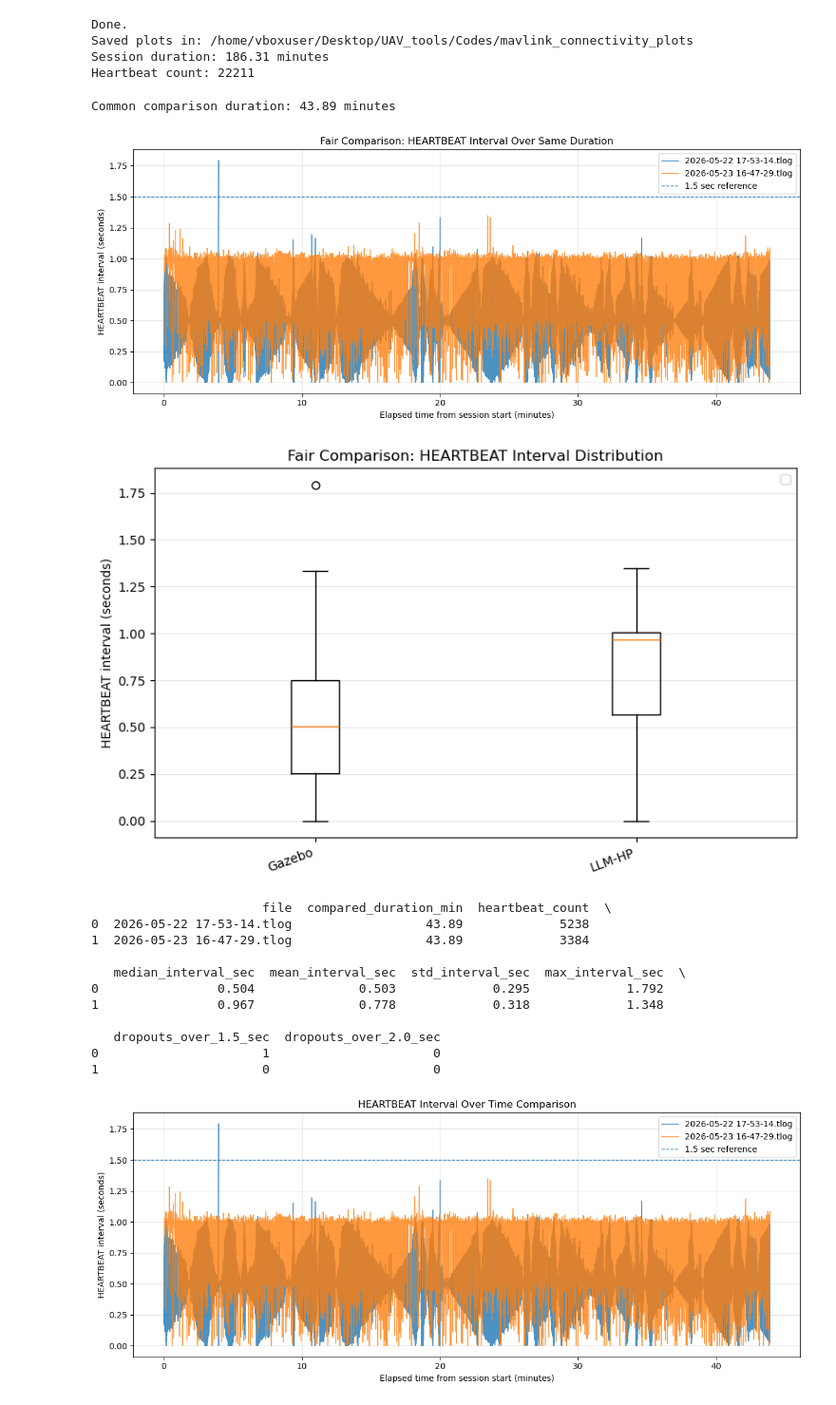
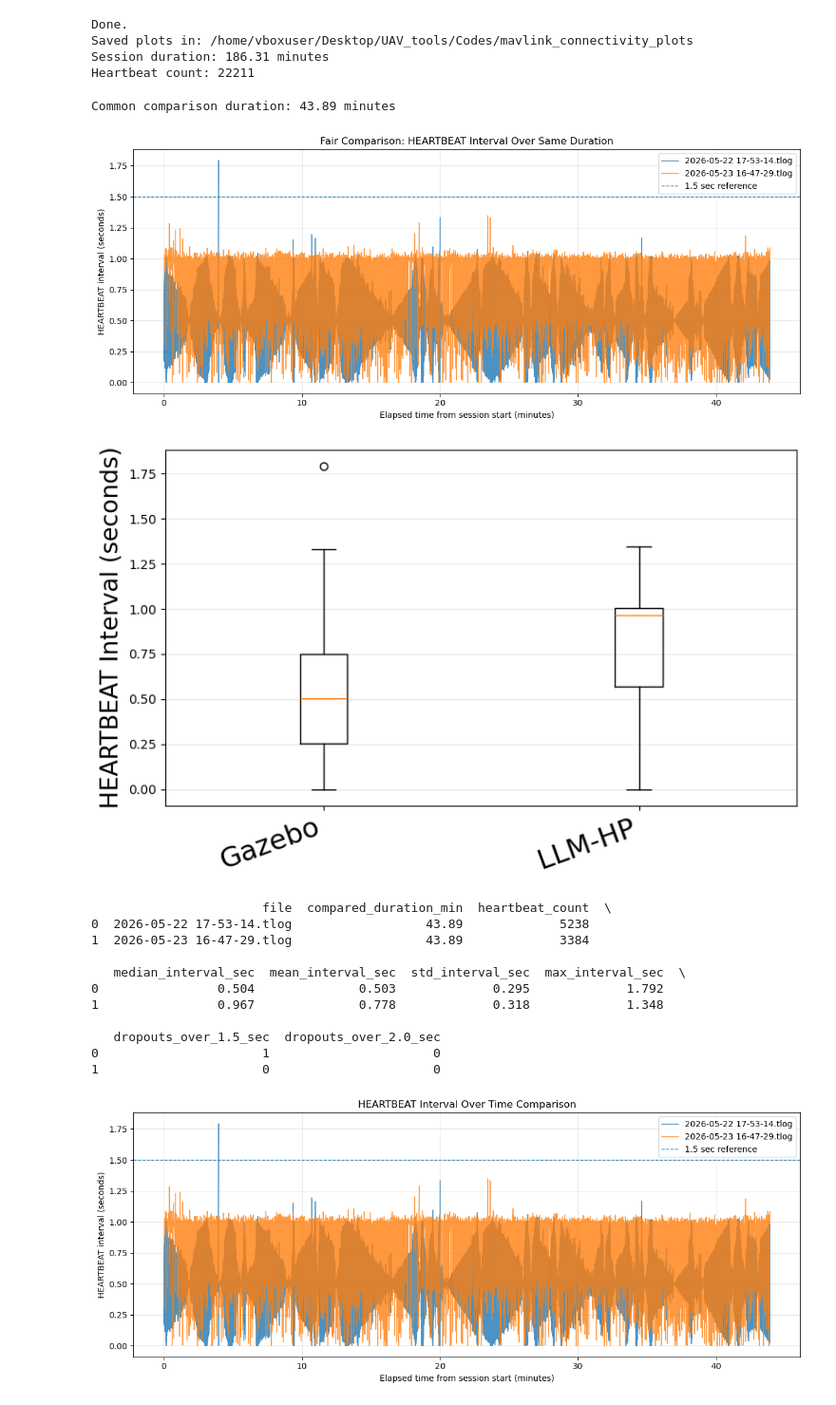
Before and after one commit to dipansadekeen/UAV_HP, a Jupyter notebook: evaluation/evaluation1.ipynb, the cells around one changed output. Shown at 95% size. Drawn from its saved outputs; the diff is of its cells as text; code cells hidden in the pictures.

```diff
--- a/evaluation/evaluation1.ipynb
+++ b/evaluation/evaluation1.ipynb
@@ -3719,6 +3719,10 @@ import matplotlib.pyplot as plt
 # ==============================
 # Change only these two filenames
 # ==============================
+
+save_dir = Path("mavlink_connectivity_plots")
+save_dir.mkdir(parents=True, exist_ok=True)
+
 base_dir = Path("/home/vboxuser/Documents/QGroundControl/Telemetry")
 
 file1 = "2026-05-22 17-53-14.tlog"
@@ -3844,40 +3848,41 @@ plt.boxplot(
 # )
 
 
-plt.title("Fair Comparison: HEARTBEAT Interval Distribution")
-plt.ylabel("HEARTBEAT Interval (seconds)")
-plt.xticks(rotation=20, ha="right")
-plt.legend()
+# plt.title("Fair Comparison: HEARTBEAT Interval Distribution")
+plt.ylabel("HEARTBEAT Interval (seconds)", fontsize=19)
+plt.xticks(rotation=20, ha="right" , fontsize=22)
+# plt.legend(fontsize=18)
+plt.savefig(save_dir / "heartbeat_interval_boxplot.png", dpi=300, bbox_inches="tight")
 plt.grid(True, axis="y", alpha=0.3)
 plt.tight_layout()
 plt.show()
 
 # ==============================
 # Summary metrics
 # ==============================
 def summarize(df, name):
     return {
         "file": name,
         "compared_duration_min": round(df["elapsed_min"].max(), 2),
         "heartbeat_count": len(df) + 1,
         "median_interval_sec": round(df["heartbeat_interval_sec"].median(), 3),
         "mean_interval_sec": round(df["heartbeat_interval_sec"].mean(), 3),
         "std_interval_sec": round(df["heartbeat_interval_sec"].std(), 3),
         "max_interval_sec": round(df["heartbeat_interval_sec"].max(), 3),
         "dropouts_over_1.5_sec": int((df["heartbeat_interval_sec"] > 1.5).sum()),
         "dropouts_over_2.0_sec": int((df["heartbeat_interval_sec"] > 2.0).sum())
     }
 
 summary_df = pd.DataFrame([
     summarize(hb1_matched, file1),
     summarize(hb2_matched, file2)
 ])
 
 print(summary_df)
 # %% [output]
 Common comparison duration: 43.89 minutes
 [figure]
-[figure, old version]
+[figure, new version]
                        file  compared_duration_min  heartbeat_count  \
 0  2026-05-22 17-53-14.tlog                  43.89             5238
 1  2026-05-23 16-47-29.tlog                  43.89             3384
```
Also changed, not shown: parts of 2 cells of this notebook, 32 other files.
